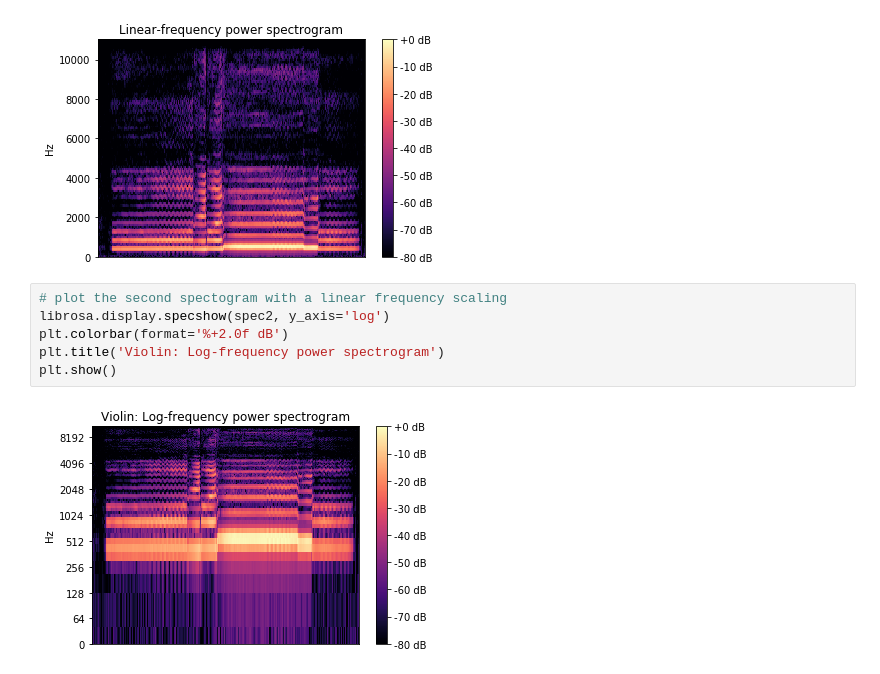
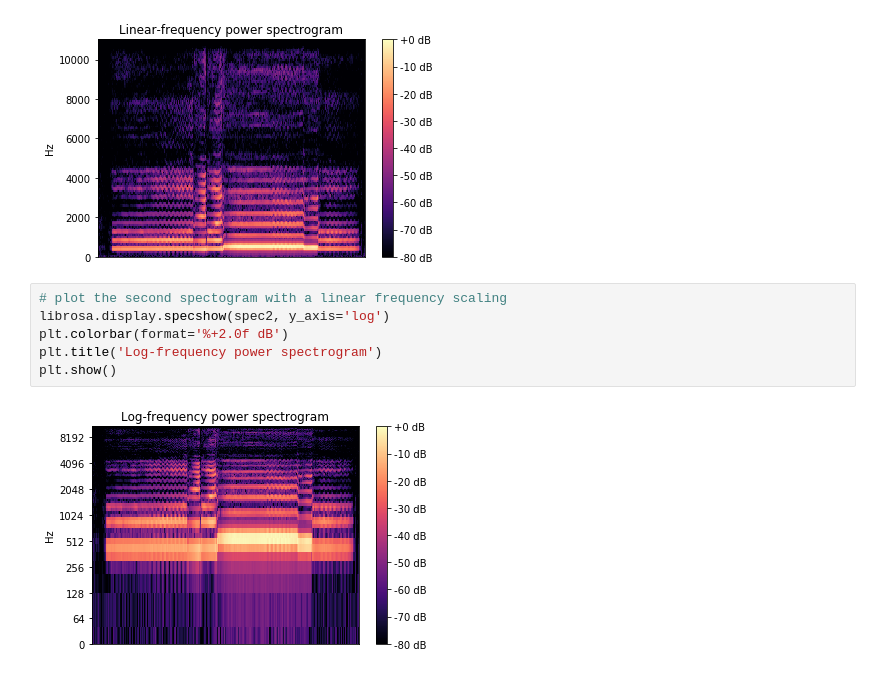
Before and after one commit to jcdevaney/imc2021, a Jupyter notebook: week5/frequencyDomain.ipynb, the cells around one changed output. Saved outputs shown, nothing was run; the diff lists cells and outputs as text.

```diff
--- a/week5/frequencyDomain.ipynb
+++ b/week5/frequencyDomain.ipynb
@@ -43,8 +43,8 @@ plt.show()
 # %%
 # plot the second spectogram with a linear frequency scaling
 librosa.display.specshow(spec2, y_axis='log')
 plt.colorbar(format='%+2.0f dB')
-plt.title('Violin: Log-frequency power spectrogram')
+plt.title('Log-frequency power spectrogram')
 plt.show()
 # %% [output]
-[figure, old version]
+[figure, new version]
```
Also changed, not shown: parts of 1 cell of this notebook, 2 other files.
